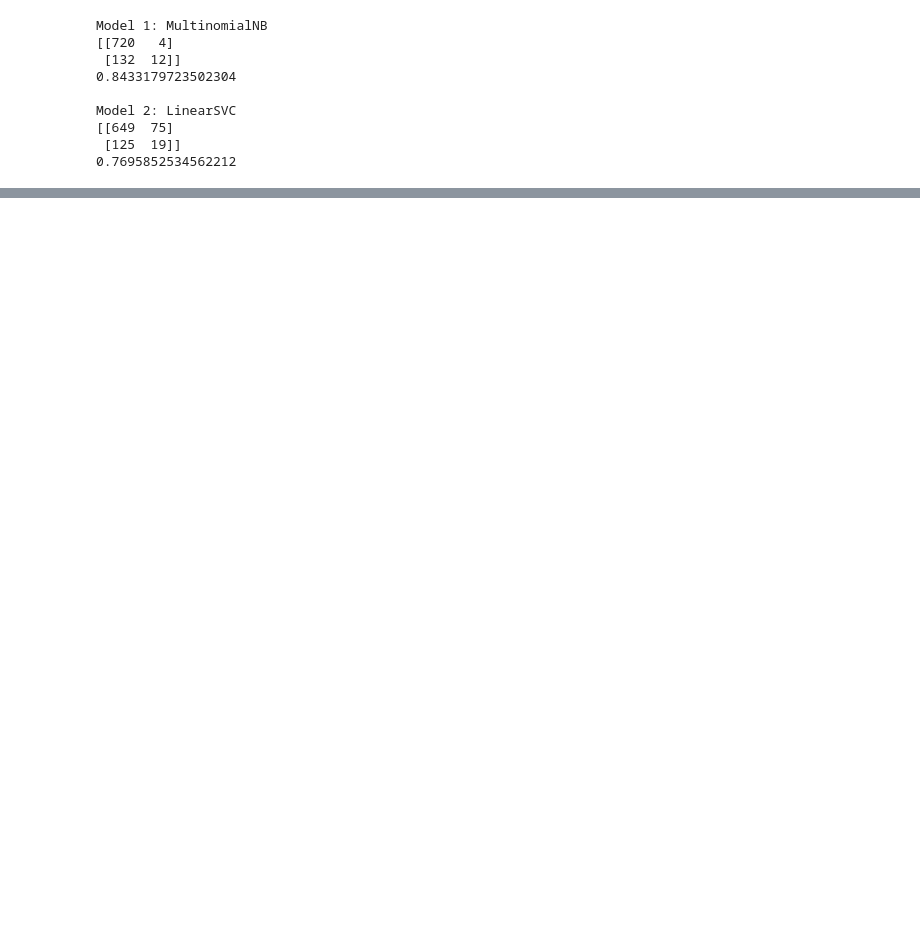
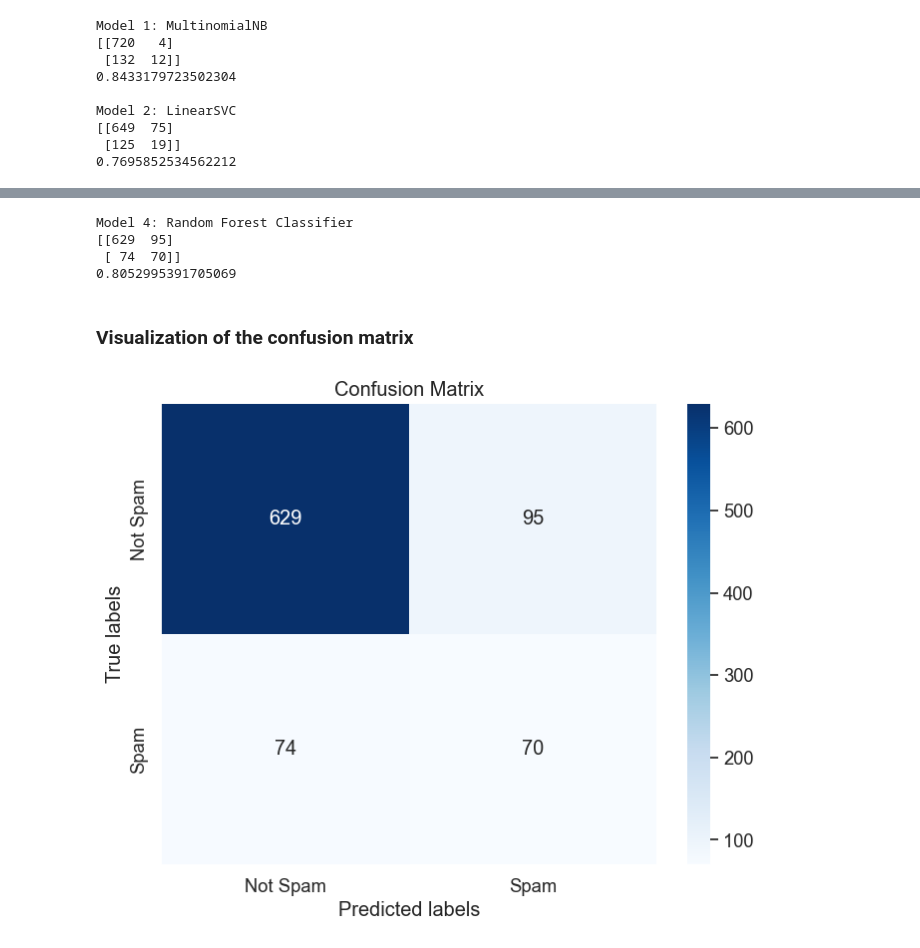
Before and after one commit to hiroonwijekoon/spam-mail-classifier, a Jupyter notebook: spam-classifier.ipynb, the cells around one changed output, grey strips where cells are left out. Cells and saved outputs as stored; diff of their text form; code cells hidden in the pictures; blank space fills up the shorter version.

```diff
--- a/spam-classifier.ipynb
+++ b/spam-classifier.ipynb
@@ -87,0 +317,36 @@ Model 2: LinearSVC
+# %%
+# Define model
+from sklearn.datasets import load_iris
+from sklearn.model_selection import cross_val_score
+from sklearn.tree import DecisionTreeClassifier
+
+model_decision_tree = DecisionTreeClassifier(random_state=0)
+
+# Train Model
+model_decision_tree.fit(x_train_tfidf, y_train)
+
+# Test Model
+y_predi5 = model_decision_tree.predict(x_test_tfidf)
+
+conf_matrix_DecisionTreeClassifier = confusion_matrix(y_test,y_predi5)
+print("Model 4: Random Forest Classifier")
+print(conf_matrix_DecisionTreeClassifier)
+print(accuracy_score(y_test, y_predi5))
+# %% [output]
+Model 4: Random Forest Classifier
+[[629  95]
+ [ 74  70]]
+0.8052995391705069
+# %% [markdown]
+### Visualization of the confusion matrix
+# %%
+# Plot confusion matrix
+plt.figure(figsize=(8, 6))
+sns.set(font_scale=1.2)
+sns.heatmap(conf_matrix_DecisionTreeClassifier, annot=True, fmt='d', cmap='Blues', xticklabels=class_names, yticklabels=class_names)
+plt.xlabel('Predicted labels')
+plt.ylabel('True labels')
+plt.title('Confusion Matrix')
+plt.show()
+# %% [output]
+[figure, added]
```
Also changed, not shown: parts of 34 cells of this notebook, 1 other file.
